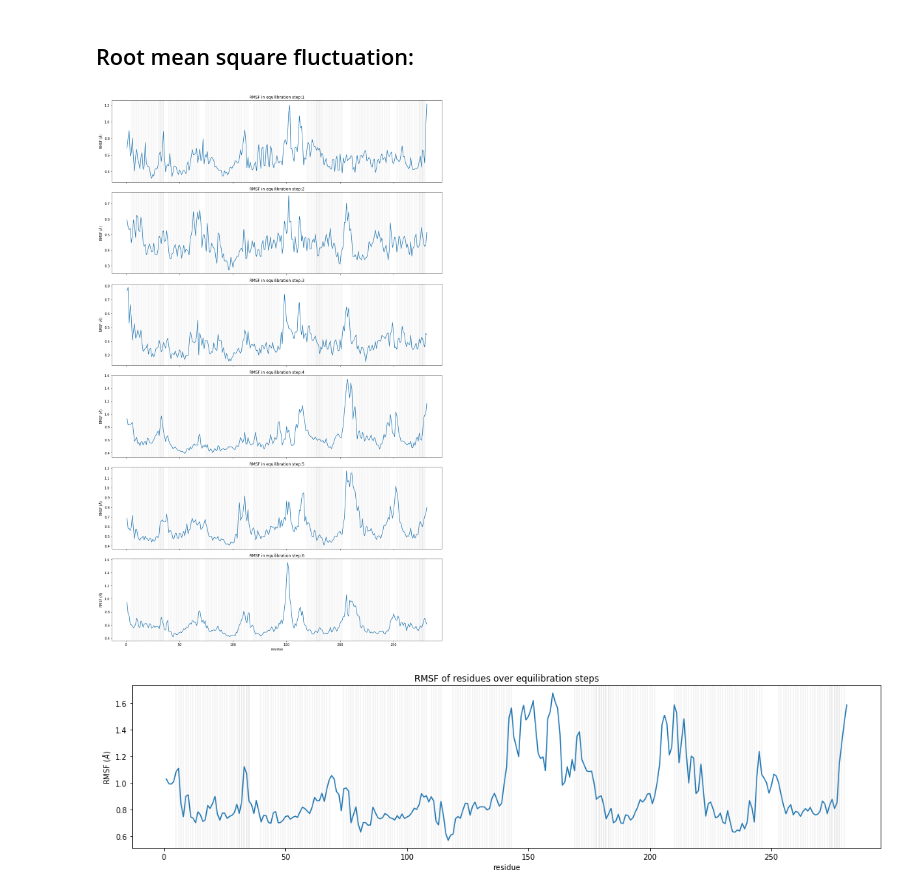
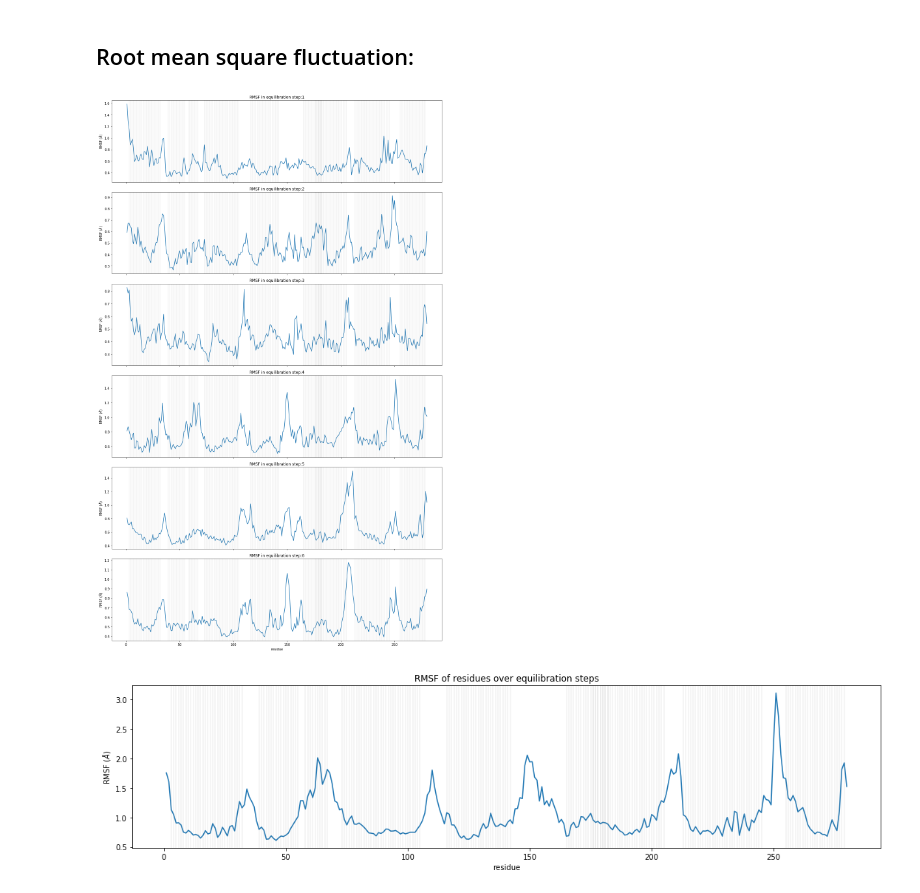
Before and after one commit to evabertalan/opioid_md, a Jupyter notebook: equilibrium_analysis.ipynb, the cells around one changed output. Drawn from its saved outputs; the diff is of its cells as text; code cells hidden in the pictures.

```diff
--- a/equilibrium_analysis.ipynb
+++ b/equilibrium_analysis.ipynb
@@ -12,13 +18,10 @@ import matplotlib.pyplot as plt
 # %%
-PDB_CODE = '6b73'
-SEQ = '_B'
-# folder_name = PDB_CODE+SEQ'
-
-folder = '../1/'
+PDB_CODE = '4djh'
+SEQ = 'A'
+folder = '../'+PDB_CODE+SEQ+'/'
+plot_folder = folder+'plots/'
 # it should be the folder which contains all the initial parameters and the simultaion results
 # name should be 'charmm-gui-'+folder pl: charmm-gui-6b73B
 # later this folder should be copied from cluster containig the NAMD results
 
-charmm_folder = folder+'charmm-gui-'+PDB_CODE+SEQ
-print(charmm_folder)
-charmm_folder = folder+'results'
+results_folder = folder+'results/'
@@ -27,8 +28,8 @@ charmm_folder = folder+'results'
 # %%
 trajectories = []
-dcd_files = sorted([charmm_folder+'/namd/'+i for i in os.listdir(charmm_folder+'/namd/') if re.match(r'(step6.).*\_equilibration.dcd$', i)])
+dcd_files = sorted([results_folder+'namd/'+i for i in os.listdir(results_folder+'namd/') if re.match(r'(step6.).*\_equilibration.dcd$', i)])
 for i in range(6):
-    u = mda.Universe(charmm_folder+'/step5_assembly.xplor_ext.psf', dcd_files[i])
+    u = mda.Universe(results_folder+'/step5_assembly.xplor_ext.psf', dcd_files[i])
     trajectories.append(u)
 # %% [markdown]
 ## Root mean square deviation:
@@ -47,7 +49,7 @@ Text(0.5, 0, 'Equilibration step')
 # %% [markdown]
 ### RMSD of backbone over time:
 # %%
-all_traj = mda.Universe(charmm_folder+'/step5_assembly.xplor_ext.psf', dcd_files)
-ref = mda.Universe(folder+'6b73_fin.pdb')
-analyse.rmsd_traj(all_traj, ref, plot=True)
+all_traj = mda.Universe(results_folder+'/step5_assembly.xplor_ext.psf', dcd_files)
+ref = mda.Universe(folder+PDB_CODE+'_inp.pdb')
+R, r_fig = analyse.rmsd_traj(all_traj, ref, plot=True)
 # %% [output]
@@ -66,4 +61,6 @@ struct = analyse.secondary_structure(pdb_file)
+# %%
+struct = analyse.secondary_structure(folder+PDB_CODE+'_inp.pdb')
 # %%
-analyse.rmsf_plot(trajectories, title='RMSF in equilibration step:{}', structure=struct)
+rf_fig = analyse.rmsf_plot(trajectories, title='RMSF in equilibration step:{}', structure=struct)
 # %% [output]
-[figure, old version]
+[figure, new version]
@@ -70,4 +69,4 @@ analyse.rmsf_plot(trajectories, title='RMSF in equilibration step:{}', structure
 # %%
-analyse.rmsf_plot([all_traj], title='RMSF of residues over equilibration steps', structure=struct)
+rmsf_fig = analyse.rmsf_plot([all_traj], title='RMSF of residues over equilibration steps', structure=struct)
 # %% [output]
-[figure, old version]
+[figure, new version]
```
Also changed, not shown: parts of 10 cells of this notebook, 3 other files.
